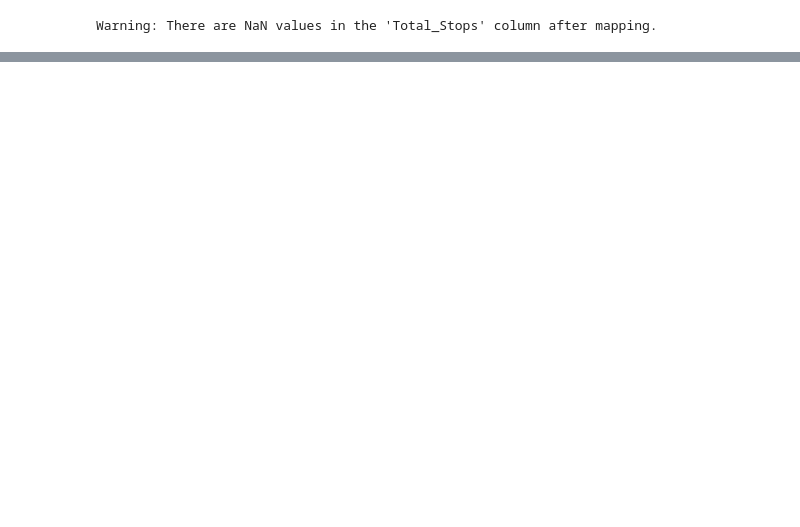
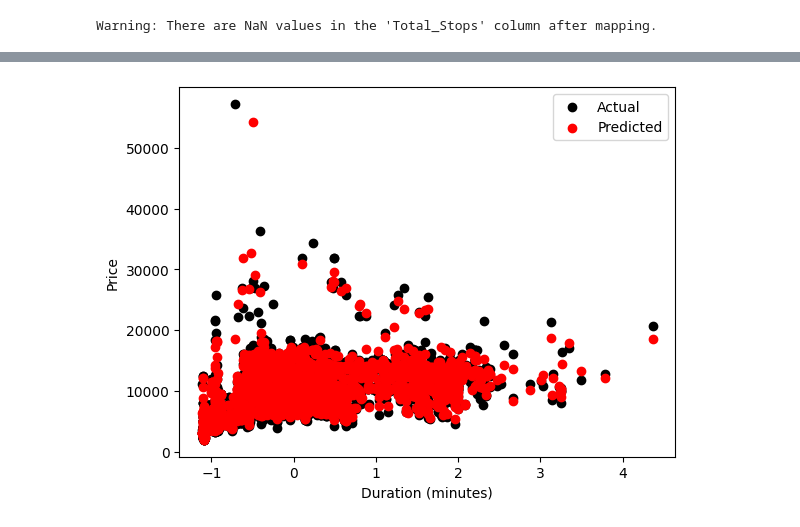
Before and after one commit to alexturnbull/DataSci, a Jupyter notebook: ML/TicketPrice/tensorflow_ensambles.ipynb, the cells around one changed output, grey strips where cells are left out. Saved outputs shown, nothing was run; the diff lists cells and outputs as text; code cells hidden in the pictures; blank space fills up the shorter version.

```diff
--- a/ML/TicketPrice/tensorflow_ensambles.ipynb
+++ b/ML/TicketPrice/tensorflow_ensambles.ipynb
@@ -217,0 +323,11 @@ MAE of Stacking Ensemble: 8081.7255859375
+# %%
+#plot predictions vs actual prices x axis duration y axis price
+import matplotlib.pyplot as plt
+plt.scatter(X_test['Duration'], y_test, color='black', label='Actual')
+plt.scatter(X_test['Duration'], final_predictions, color='red', label='Predicted')
+plt.xlabel('Duration (minutes)')
+plt.ylabel('Price')
+plt.legend()
+plt.show()
+# %% [output]
+[figure, added]
```
Also changed, not shown: parts of 13 cells of this notebook.
